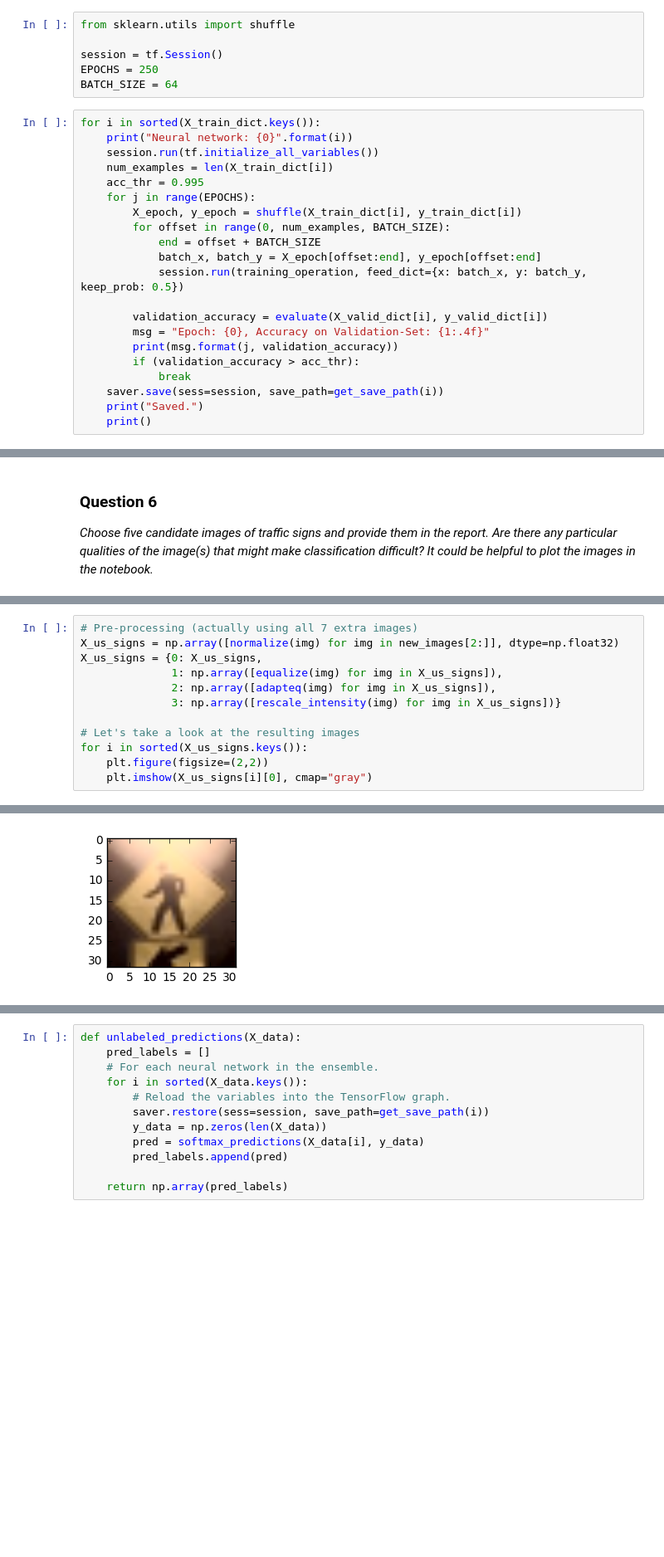
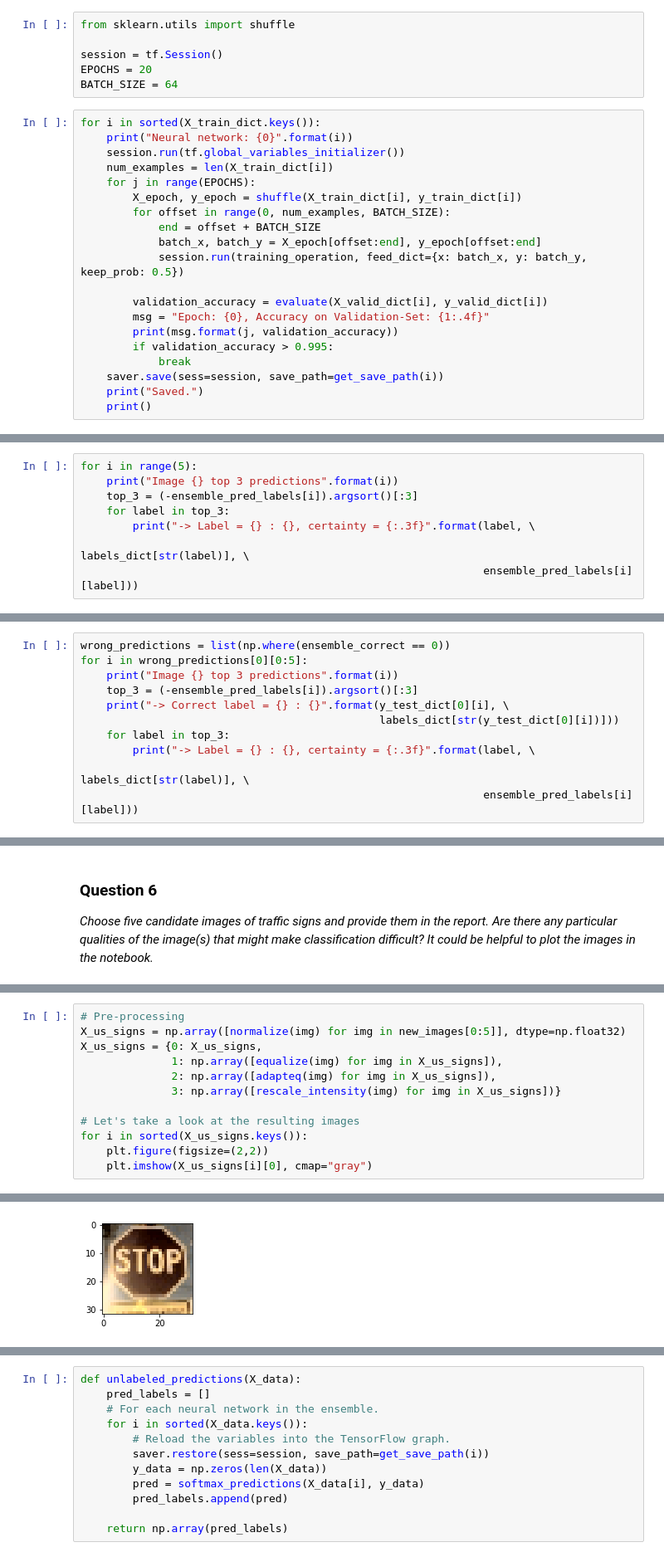
Before and after one commit to luciorech/CarND-Traffic-Sign-Classifier-Project, a Jupyter notebook: Traffic_Sign_Classifier.ipynb, the cells around one changed output, grey strips where cells are left out. Shown at 83% size. Saved outputs shown, nothing was run; the diff lists cells and outputs as text; blank space fills up the shorter version.

```diff
--- a/Traffic_Sign_Classifier.ipynb
+++ b/Traffic_Sign_Classifier.ipynb
@@ -548,14 +548,13 @@ def get_save_path(net_number):
 from sklearn.utils import shuffle
 
 session = tf.Session()
-EPOCHS = 250
+EPOCHS = 20
 BATCH_SIZE = 64
 # %%
 for i in sorted(X_train_dict.keys()):
     print("Neural network: {0}".format(i))
-    session.run(tf.initialize_all_variables())
+    session.run(tf.global_variables_initializer())
     num_examples = len(X_train_dict[i])
-    acc_thr = 0.995
     for j in range(EPOCHS):
         X_epoch, y_epoch = shuffle(X_train_dict[i], y_train_dict[i])
         for offset in range(0, num_examples, BATCH_SIZE):
@@ -566,7 +565,7 @@ for i in sorted(X_train_dict.keys()):
         validation_accuracy = evaluate(X_valid_dict[i], y_valid_dict[i])
         msg = "Epoch: {0}, Accuracy on Validation-Set: {1:.4f}"
         print(msg.format(j, validation_accuracy))
-        if (validation_accuracy > acc_thr):
+        if validation_accuracy > 0.995:
             break
     saver.save(sess=session, save_path=get_save_path(i))
     print("Saved.")
@@ -647,3 +664,11 @@ ensemble_pred.shape
 # %%
 ensemble_correct = (ensemble_pred == y_test_dict[0])
 ensemble_acc = np.sum(ensemble_correct) / len(y_test_dict[0])
+# %%
+for i in range(5):
+    print("Image {} top 3 predictions".format(i))
+    top_3 = (-ensemble_pred_labels[i]).argsort()[:3]
+    for label in top_3:
+        print("-> Label = {} : {}, certainty = {:.3f}".format(label, \
+                                                              labels_dict[str(label)], \
+                                                              ensemble_pred_labels[i][label]))
@@ -649,0 +696,11 @@ ensemble_acc = np.sum(ensemble_correct) / len(y_test_dict[0])
+# %%
+wrong_predictions = list(np.where(ensemble_correct == 0))
+for i in wrong_predictions[0][0:5]:
+    print("Image {} top 3 predictions".format(i))
+    top_3 = (-ensemble_pred_labels[i]).argsort()[:3]
+    print("-> Correct label = {} : {}".format(y_test_dict[0][i], \
+                                              labels_dict[str(y_test_dict[0][i])]))
+    for label in top_3:
+        print("-> Label = {} : {}, certainty = {:.3f}".format(label, \
+                                                              labels_dict[str(label)], \
+                                                              ensemble_pred_labels[i][label]))
@@ -774,6 +848,6 @@ Using the last 5 images of the set above, we could see that light conditions are
 # %%
-# Pre-processing (actually using all 7 extra images)
-X_us_signs = np.array([normalize(img) for img in new_images[2:]], dtype=np.float32)
+# Pre-processing
+X_us_signs = np.array([normalize(img) for img in new_images[0:5]], dtype=np.float32)
 X_us_signs = {0: X_us_signs,
               1: np.array([equalize(img) for img in X_us_signs]),
               2: np.array([adapteq(img) for img in X_us_signs]),
@@ -788 +862 @@ for i in sorted(X_us_signs.keys()):
-[figure, old version]
+[figure, new version]
```
Also changed, not shown: parts of 23 cells of this notebook, 7 other files.
